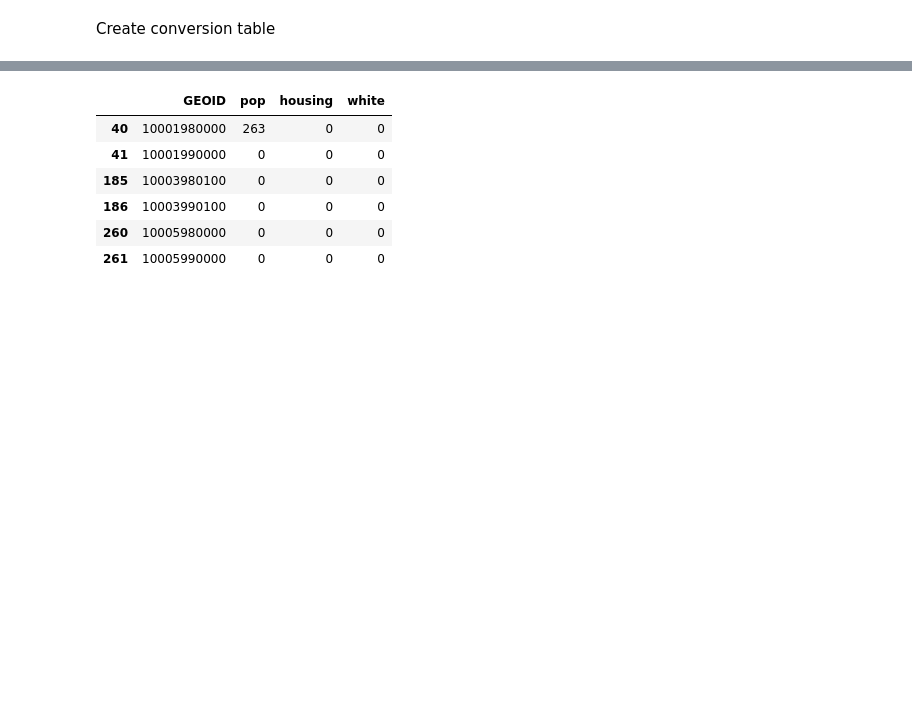
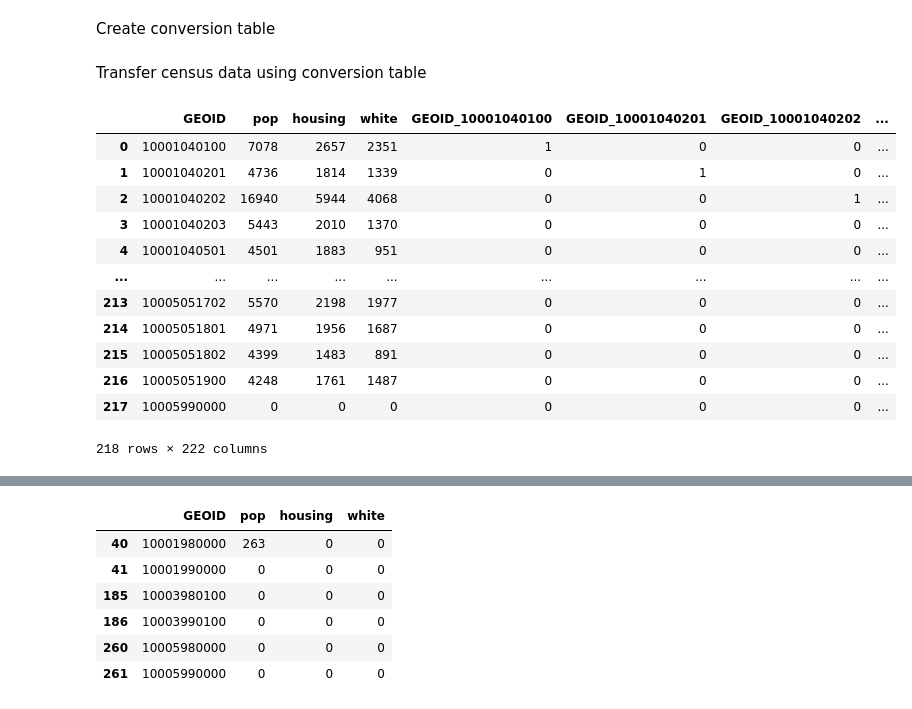
Before and after one commit to de-data-lab/census-tract-redistricting, a Jupyter notebook: population weighted interpolation/conversion_table.ipynb, the cells around one changed output, grey strips where cells are left out. Saved outputs shown, nothing was run; the diff lists cells and outputs as text; code cells hidden in the pictures; blank space fills up the shorter version.

```diff
--- a/population weighted interpolation/conversion_table.ipynb
+++ b/population weighted interpolation/conversion_table.ipynb
@@ -46,3 +46,24 @@ for tract in tract2019_cols:
 # Write conversion table to a csv
 conversion_frame = pd.DataFrame(data=conversion_table, columns = ["Tract_2019", "Tract_2020"])
 conversion_frame.to_csv("conversion_table.csv", index=False)
+# %% [markdown]
+Transfer census data using conversion table
+# %%
+# Read grund truth values for 2019 census tracts
+tract2019_truths = pd.read_csv("tracts2019.csv")
+tract2019_truths = tract2019_truths.drop(columns="geometry")
+tract2019_truths
+# %% [output]
+|  | GEOID | pop | housing | white | GEOID_10001040100 | GEOID_10001040201 | GEOID_10001040202 | ... |
+| 0 | 10001040100 | 7078 | 2657 | 2351 | 1 | 0 | 0 | ... |
+| 1 | 10001040201 | 4736 | 1814 | 1339 | 0 | 1 | 0 | ... |
+| 2 | 10001040202 | 16940 | 5944 | 4068 | 0 | 0 | 1 | ... |
+| 3 | 10001040203 | 5443 | 2010 | 1370 | 0 | 0 | 0 | ... |
+| 4 | 10001040501 | 4501 | 1883 | 951 | 0 | 0 | 0 | ... |
+| ... | ... | ... | ... | ... | ... | ... | ... | ... |
+| 213 | 10005051702 | 5570 | 2198 | 1977 | 0 | 0 | 0 | ... |
+| 214 | 10005051801 | 4971 | 1956 | 1687 | 0 | 0 | 0 | ... |
+| 215 | 10005051802 | 4399 | 1483 | 891 | 0 | 0 | 0 | ... |
+| 216 | 10005051900 | 4248 | 1761 | 1487 | 0 | 0 | 0 | ... |
+| 217 | 10005990000 | 0 | 0 | 0 | 0 | 0 | 0 | ... |
+218 rows × 222 columns
```
Also changed, not shown: parts of 26 cells of this notebook, 3 other files.
